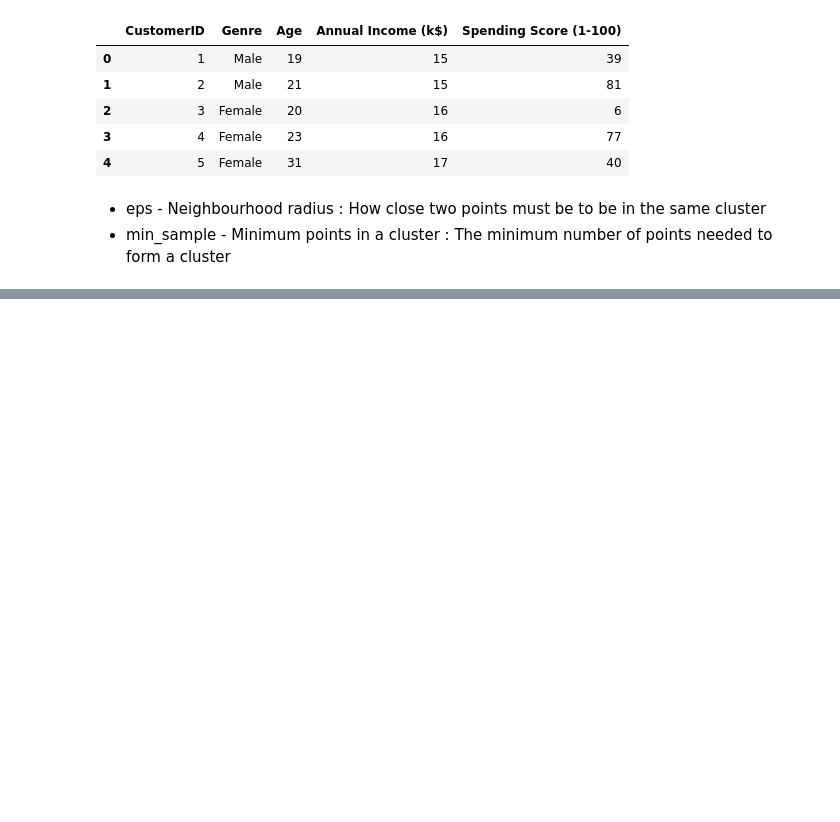
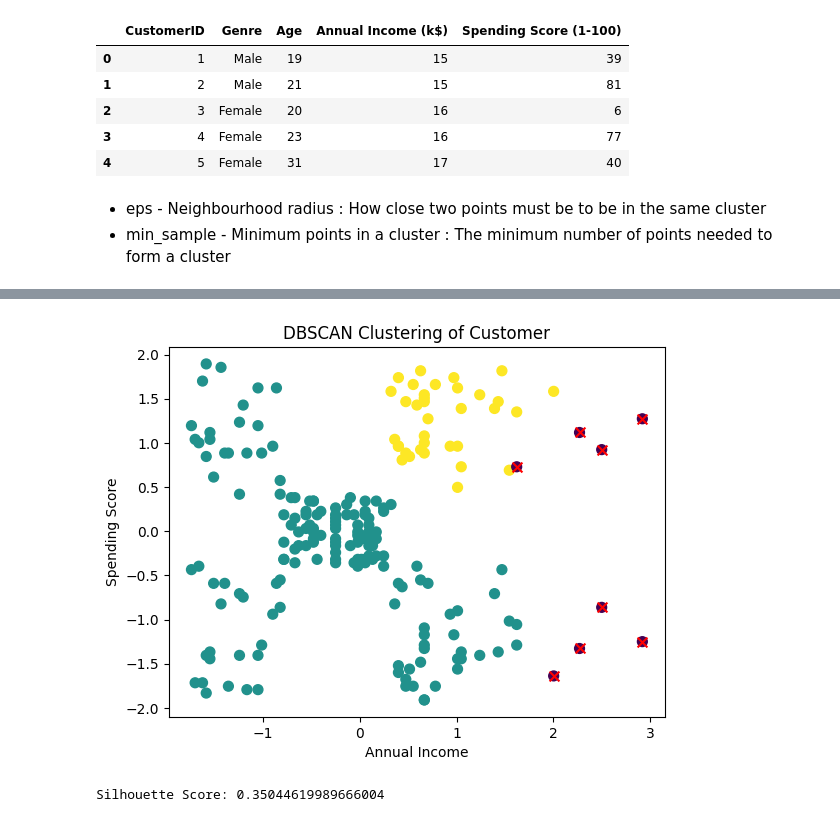
Before and after one commit to Sameerverma32/ML-12pm, a Jupyter notebook: clustering/Dbscan.ipynb, the cells around one changed output, grey strips where cells are left out. Cells and saved outputs as stored; diff of their text form; code cells hidden in the pictures; blank space fills up the shorter version.

```diff
--- a/clustering/Dbscan.ipynb
+++ b/clustering/Dbscan.ipynb
@@ -35,0 +45,13 @@ plt.show()
+# %%
+plt.scatter(X[:, 0], X[:, 1], c=labels, cmap='viridis', s=50)
+plt.scatter(outliers[:, 0], outliers[:, 1], c='red', s=50, label='Outliers', marker='x')
+plt.title('DBSCAN Clustering of Customer')
+plt.xlabel('Annual Income')
+plt.ylabel('Spending Score')
+plt.show()
+# %% [output]
+[figure, added]
+# %%
+print("Silhouette Score:", silhouette_score(X, labels))
+# %% [output]
+Silhouette Score: 0.35044619989666004
```
Also changed, not shown: parts of 4 cells of this notebook.
